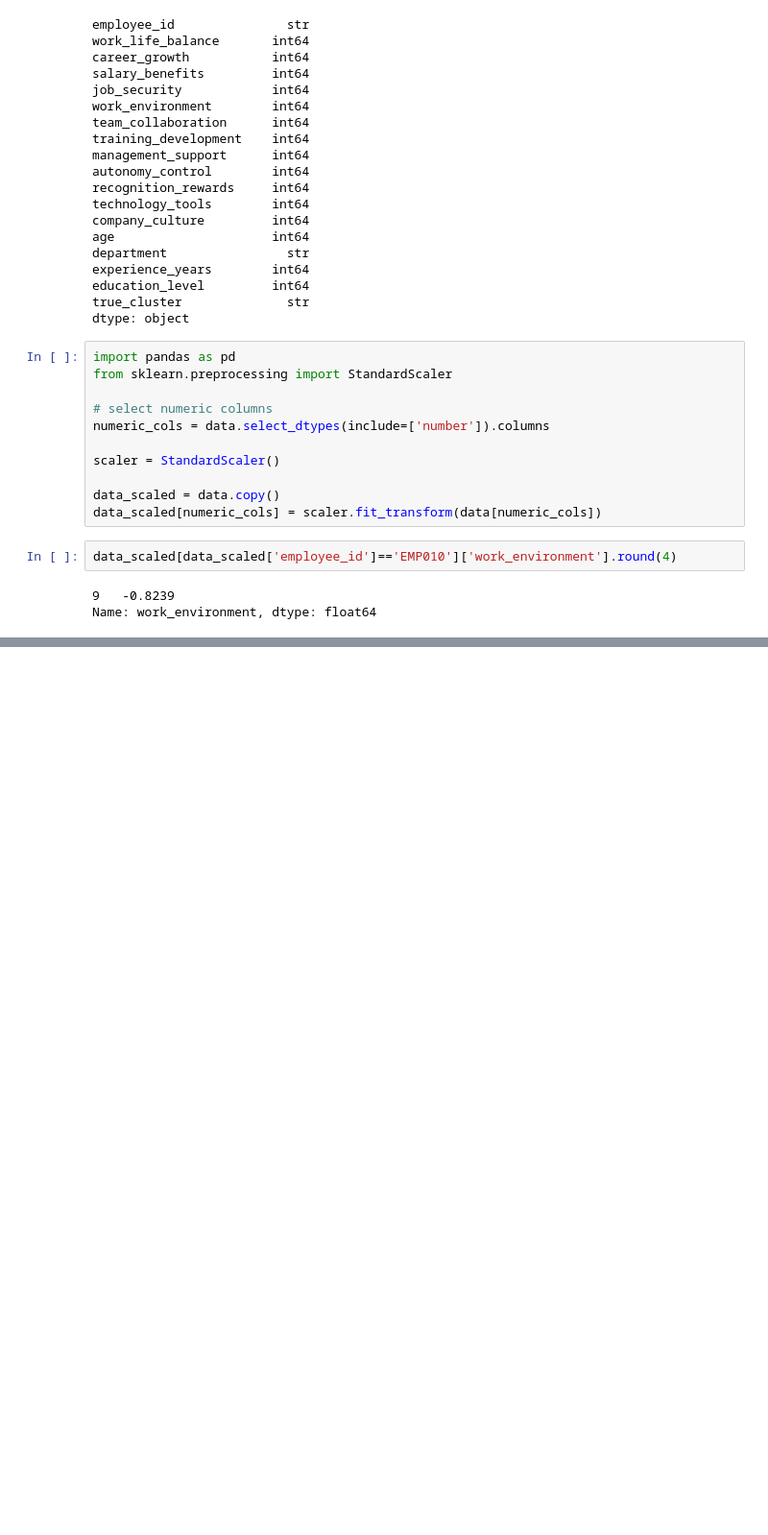
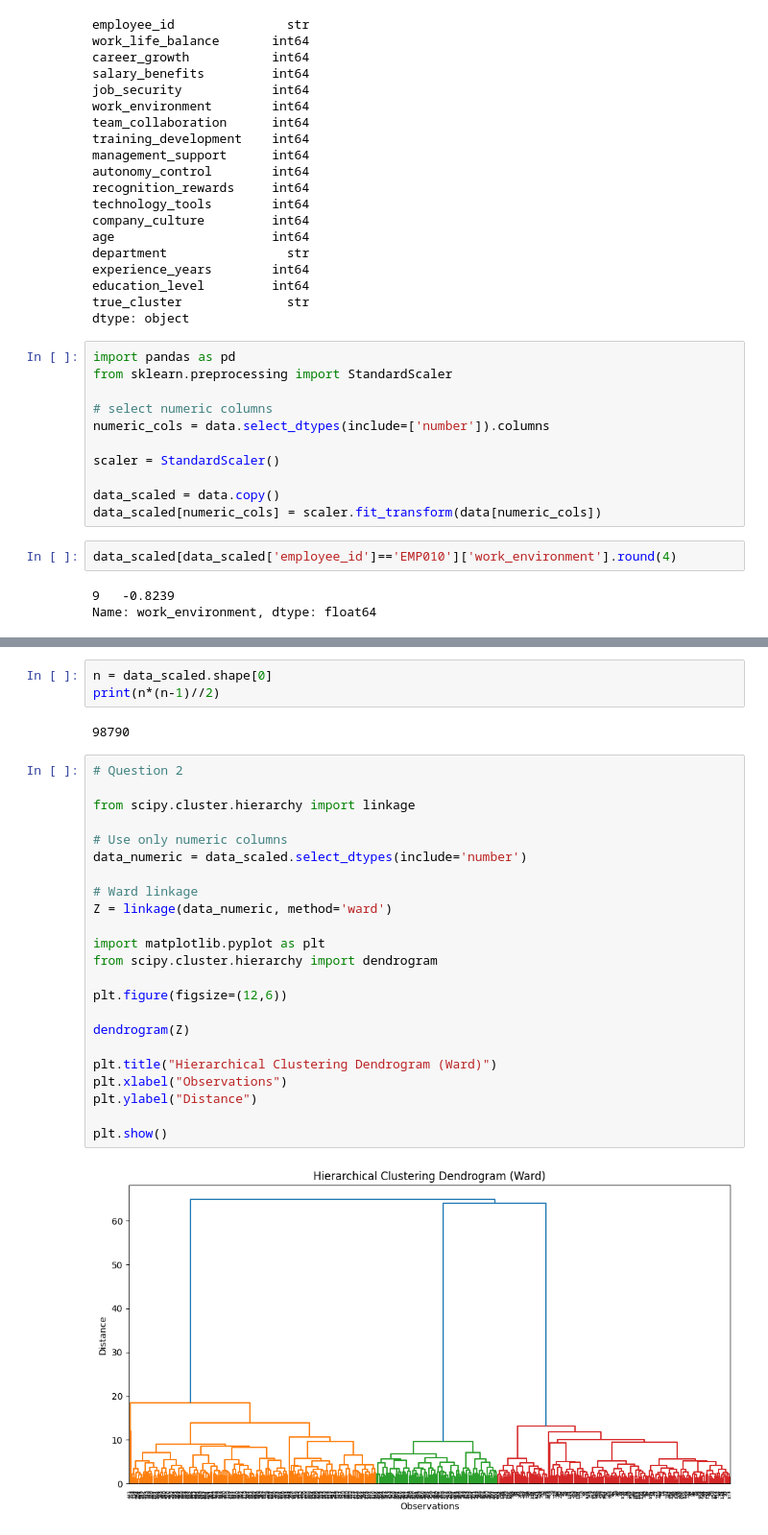
Before and after one commit to AtharvTungatkar/MBA-DAT-617-Data-Science-for-Business, a Jupyter notebook: Assignments/assignment_1a.ipynb, the cells around one changed output, grey strips where cells are left out. Shown at 96% size. Saved outputs shown, nothing was run; the diff lists cells and outputs as text; blank space fills up the shorter version.

```diff
--- a/Assignments/assignment_1a.ipynb
+++ b/Assignments/assignment_1a.ipynb
@@ -90,0 +101,30 @@ Name: work_environment, dtype: float64
+# %%
+n = data_scaled.shape[0]
+print(n*(n-1)//2)
+# %% [output]
+98790
+# %%
+# Question 2
+
+from scipy.cluster.hierarchy import linkage
+
+# Use only numeric columns
+data_numeric = data_scaled.select_dtypes(include='number')
+
+# Ward linkage
+Z = linkage(data_numeric, method='ward')
+
+import matplotlib.pyplot as plt
+from scipy.cluster.hierarchy import dendrogram
+
+plt.figure(figsize=(12,6))
+
+dendrogram(Z)
+
+plt.title("Hierarchical Clustering Dendrogram (Ward)")
+plt.xlabel("Observations")
+plt.ylabel("Distance")
+
+plt.show()
+# %% [output]
+[figure, added]
```
Also changed, not shown: parts of 7 cells of this notebook, 1 other file.
